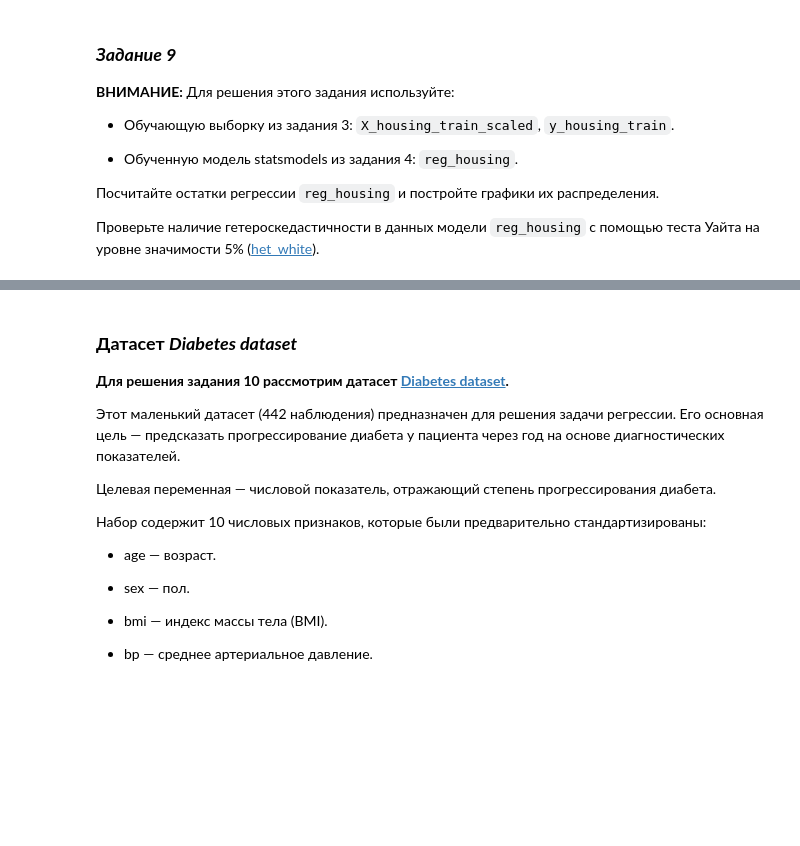
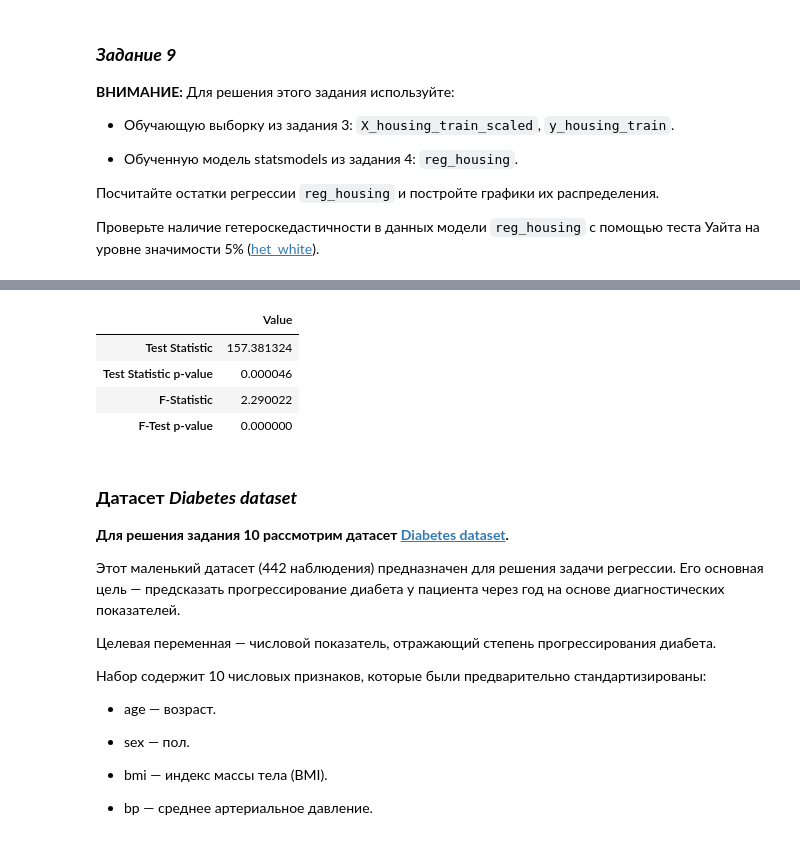
Before and after one commit to ml2me/study, a Jupyter notebook: classic_ML/1/01.Задание.ipynb, the cells around one changed output, grey strips where cells are left out. Saved outputs shown, nothing was run; the diff lists cells and outputs as text; code cells hidden in the pictures; blank space fills up the shorter version.

```diff
--- a/classic_ML/1/01.Задание.ipynb
+++ b/classic_ML/1/01.Задание.ipynb
@@ -1416,13 +1470,21 @@ plt.show()
 # %%
 # Выполните тест Уайта
 
-housing_white_test = het_white(...)
+housing_white_test = het_white(reg_housing_res, X_housing_train_scaled_const)
 
 housing_white_test_result = pd.DataFrame(
     np.round(housing_white_test, 6),
     index=['Test Statistic', 'Test Statistic p-value', 'F-Statistic', 'F-Test p-value'],
     columns=['Value']
 )
+# %%
+housing_white_test_result
+# %% [output]
+|  | Value |
+| Test Statistic | 157.381324 |
+| Test Statistic p-value | 0.000046 |
+| F-Statistic | 2.290022 |
+| F-Test p-value | 0.000000 |
 # %% [markdown]
 ### **Датасет *Diabetes dataset***
 
```
Also changed, not shown: parts of 9 cells of this notebook.
